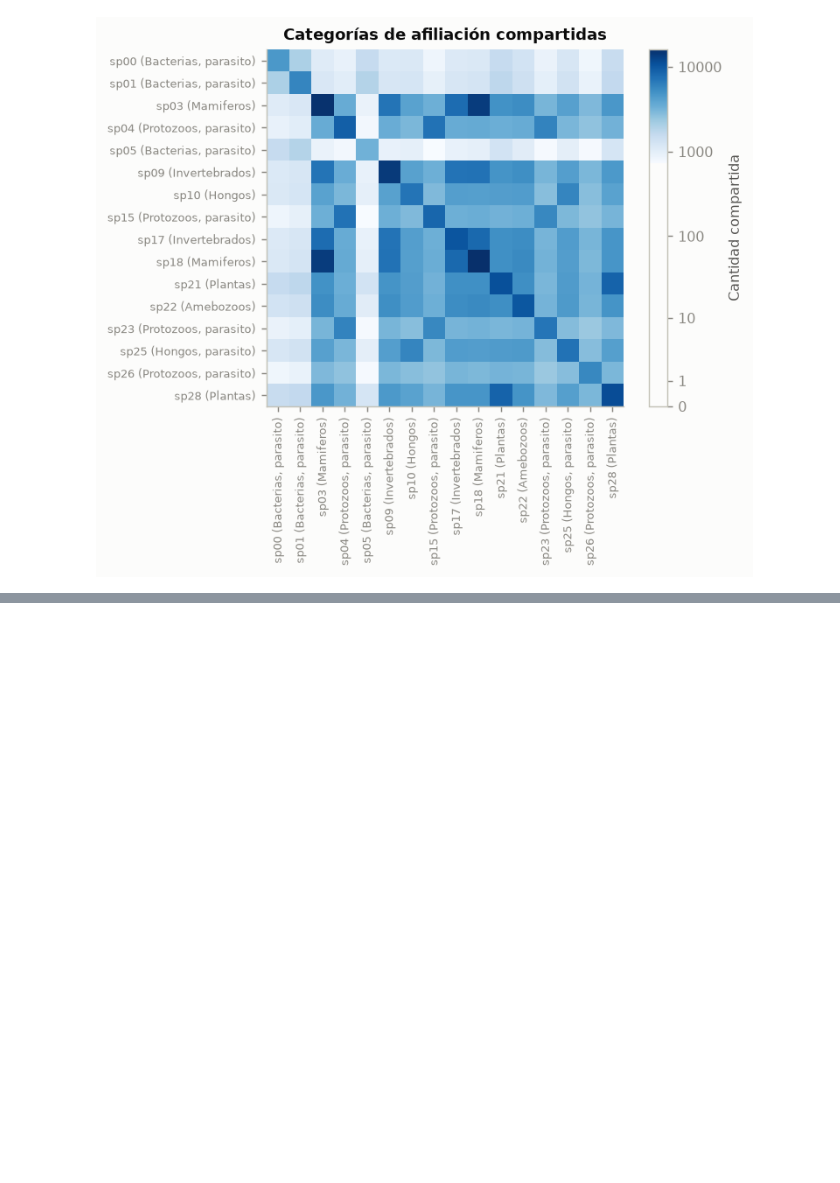
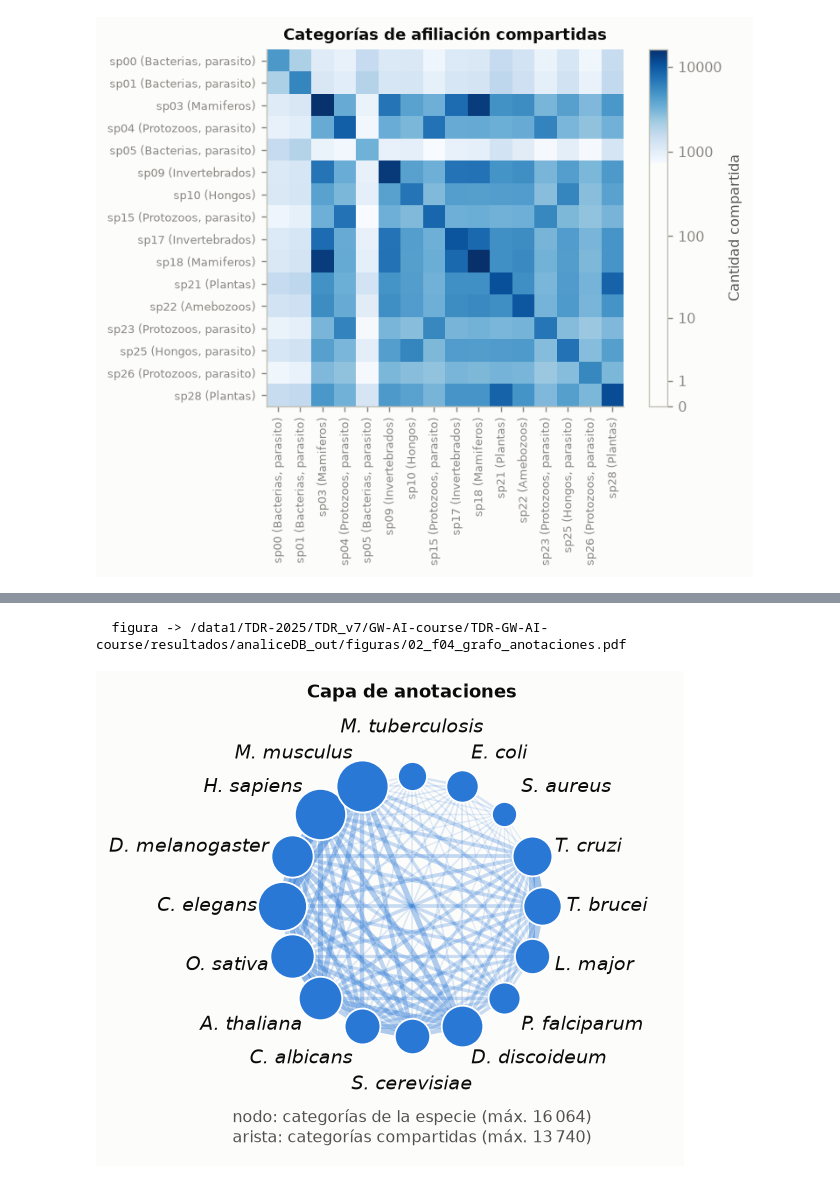
Before and after one commit to Gonzalo174/TDR-GW-AI-course, a Jupyter notebook: analiceDB/02_capas_y_conectividad.ipynb, the cells around one changed output, grey strips where cells are left out. Saved outputs shown, nothing was run; the diff lists cells and outputs as text; code cells hidden in the pictures; blank space fills up the shorter version.

```diff
--- a/analiceDB/02_capas_y_conectividad.ipynb
+++ b/analiceDB/02_capas_y_conectividad.ipynb
@@ -149,0 +154,5 @@ F.dibujar("02_f03_conectividad_anotaciones");
+# %%
+F.dibujar("02_f04_grafo_anotaciones");
+# %% [output]
+  figura -> /data1/TDR-2025/TDR_v7/GW-AI-course/TDR-GW-AI-course/resultados/analiceDB_out/figuras/02_f04_grafo_anotaciones.pdf
+[figure, added]
```
Also changed, not shown: parts of 2 cells of this notebook, 12 other files.
